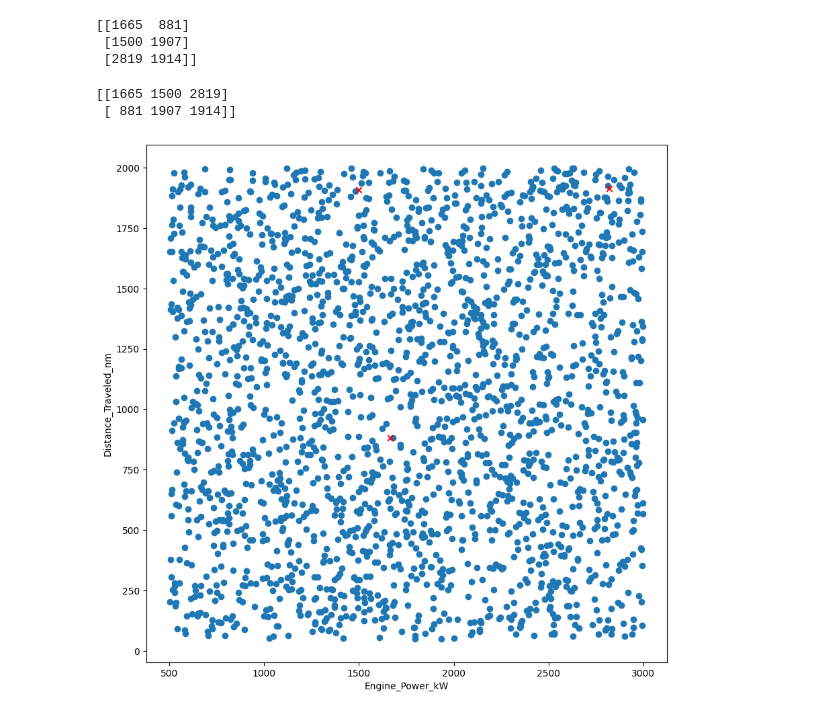
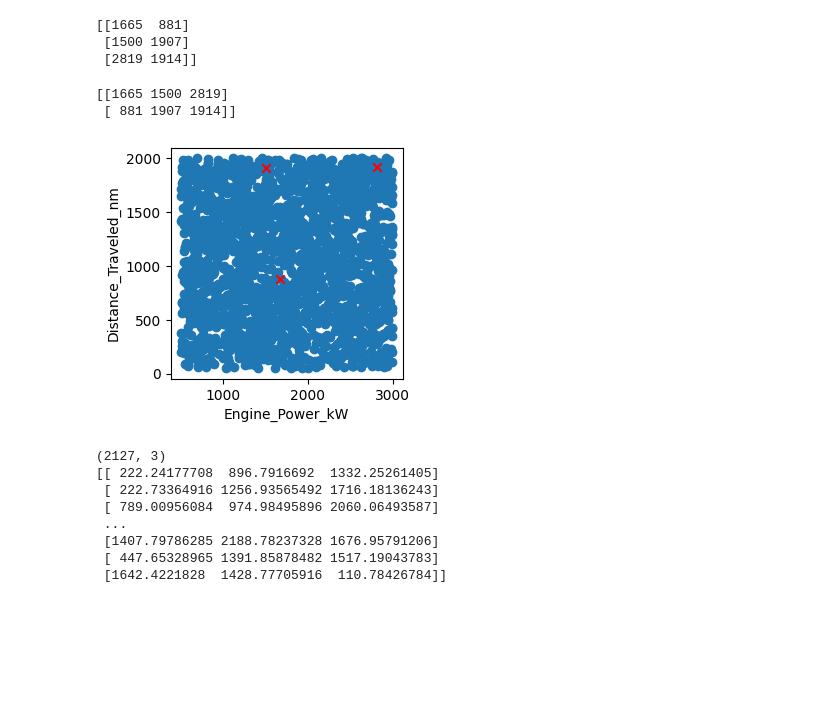
Before and after one commit to Jenloke/ML-K-Means-Clustering, a Jupyter notebook: main.ipynb, the cells around one changed output. Drawn from its saved outputs; the diff is of its cells as text; code cells hidden in the pictures; blank space fills up the shorter version.

Commit message:
compute for distances between datapoints and centroids

```diff
--- a/main.ipynb
+++ b/main.ipynb
@@ -148,17 +144,39 @@ print(centroids)
  [1500 1907]
  [2819 1914]]
 # %%
-centroids = centroids.T
-print(centroids)
+transposed_centroids = centroids.T
+print(transposed_centroids)
 
 # k = 3
-fig, ax = plt.subplots(figsize=(10, 10))
+fig, ax = plt.subplots(figsize=(3, 3))
 ax.scatter(newdf[feature1], df[feature2])
-ax.scatter(centroids[0], centroids[1], color='red', marker='x')
+ax.scatter(transposed_centroids[0], transposed_centroids[1], color='red', marker='x')
 ax.set_xlabel(feature1)
 ax.set_ylabel(feature2)
 plt.show()
 # %% [output]
 [[1665 1500 2819]
  [ 881 1907 1914]]
-[figure, old version]
+[figure, new version]
+# %%
+print(newdf.shape)
+
+# to be a function
+# def distance():
+#   return math.dist()
+
+# distances_centroids = [[newdf[feature1][x], newdf[feature2][x]] for x in range(newdf.shape[0])]
+# distances_centroids = [[newdf.iloc[x][feature1], newdf.iloc[x][feature2]] for x in range(newdf.shape[0])]
+# distances_centroids = np.array([[math.dist([newdf.iloc[x][feature1], newdf.iloc[x][feature2]], [centroids[y][0], centroids[y][1]]) for y in range(len(centroids))] for x in range(newdf.shape[0])])
+distances_centroids = np.array([[math.dist([newdf.iloc[x][feature1], newdf.iloc[x][feature2]], [centroid[0], centroid[1]]) for centroid in centroids] for x in range(newdf.shape[0])])
+# distances_centroids = [x for x in range(len(newdf))]
+print(distances_centroids)
+# %% [output]
+(2127, 3)
+[[ 222.24177708  896.7916692  1332.25261405]
+ [ 222.73364916 1256.93565492 1716.18136243]
+ [ 789.00956084  974.98495896 2060.06493587]
+ ...
+ [1407.79786285 2188.78237328 1676.95791206]
+ [ 447.65328965 1391.85878482 1517.19043783]
+ [1642.4221828  1428.77705916  110.78426784]]
```
Also changed, not shown: parts of 5 cells of this notebook.
